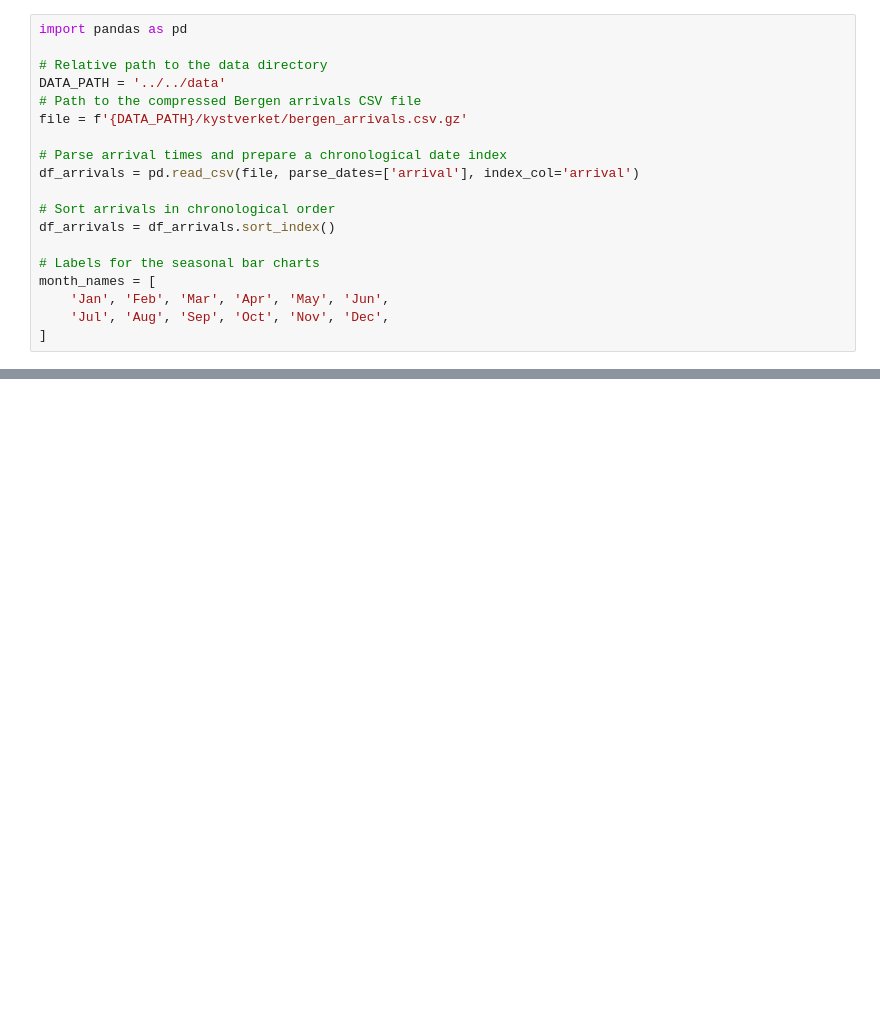
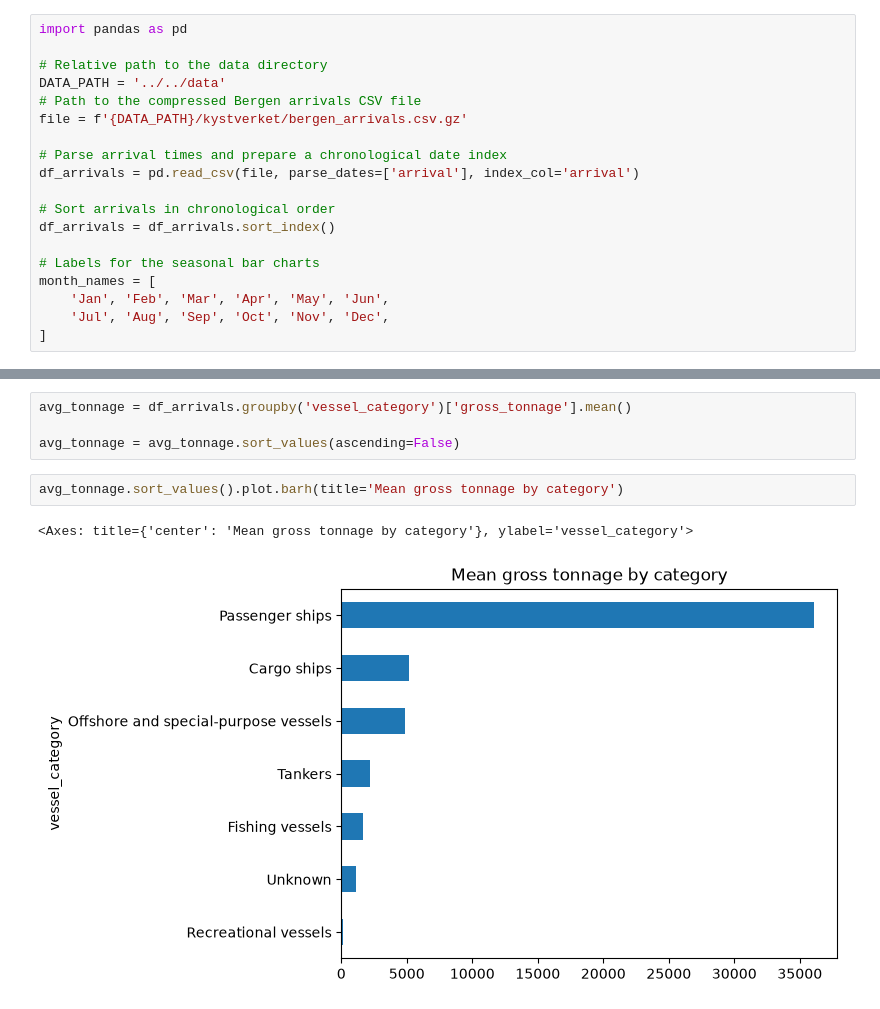
Before and after one commit to JKO-coder1/TECH2-H26, a Jupyter notebook: workshops/workshop4/workshop4_JK.ipynb, the cells around one changed output, grey strips where cells are left out. Saved outputs shown, nothing was run; the diff lists cells and outputs as text; blank space fills up the shorter version.

```diff
--- a/workshops/workshop4/workshop4_JK.ipynb
+++ b/workshops/workshop4/workshop4_JK.ipynb
@@ -278,0 +398,9 @@ month_names = [
+# %%
+avg_tonnage = df_arrivals.groupby('vessel_category')['gross_tonnage'].mean()
+
+avg_tonnage = avg_tonnage.sort_values(ascending=False)
+# %%
+avg_tonnage.sort_values().plot.barh(title='Mean gross tonnage by category')
+# %% [output]
+<Axes: title={'center': 'Mean gross tonnage by category'}, ylabel='vessel_category'>
+[figure, added]
```
Also changed, not shown: parts of 22 cells of this notebook, 2 other files.
